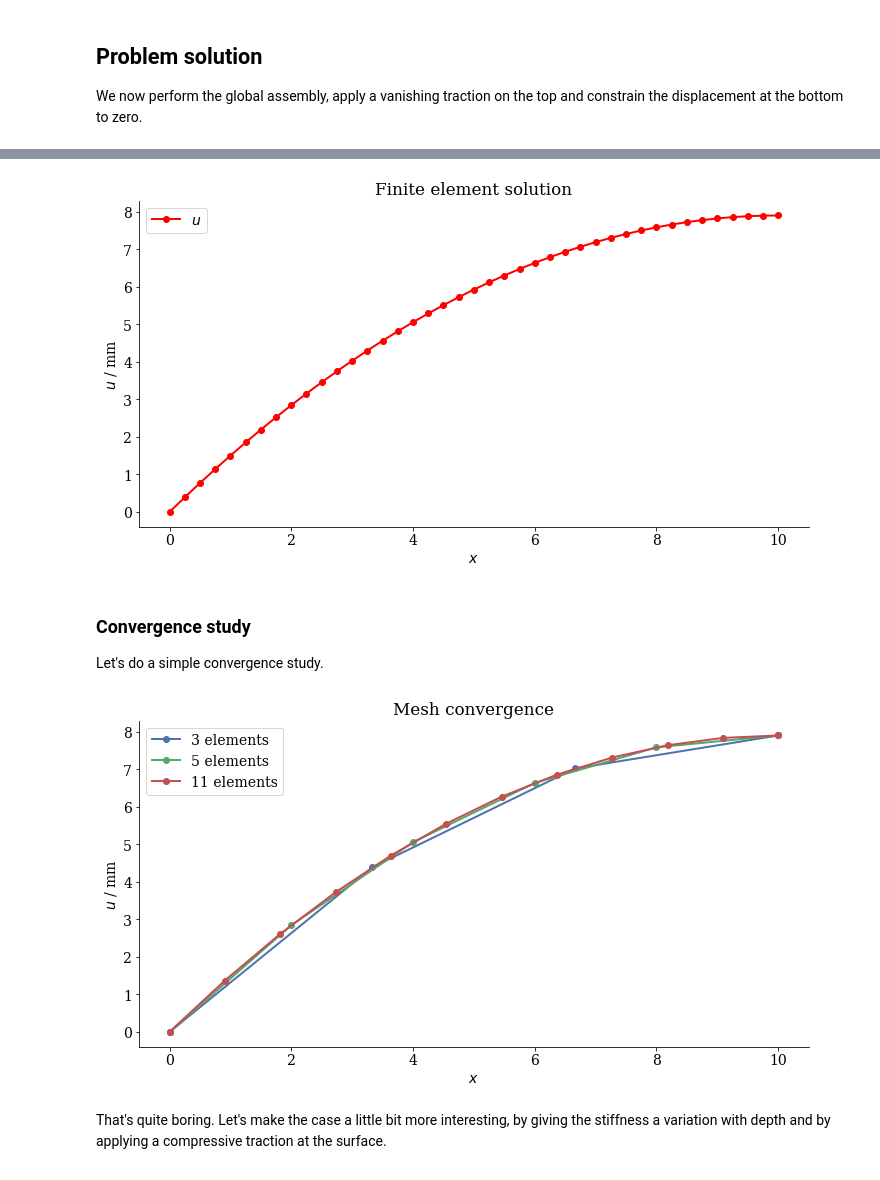
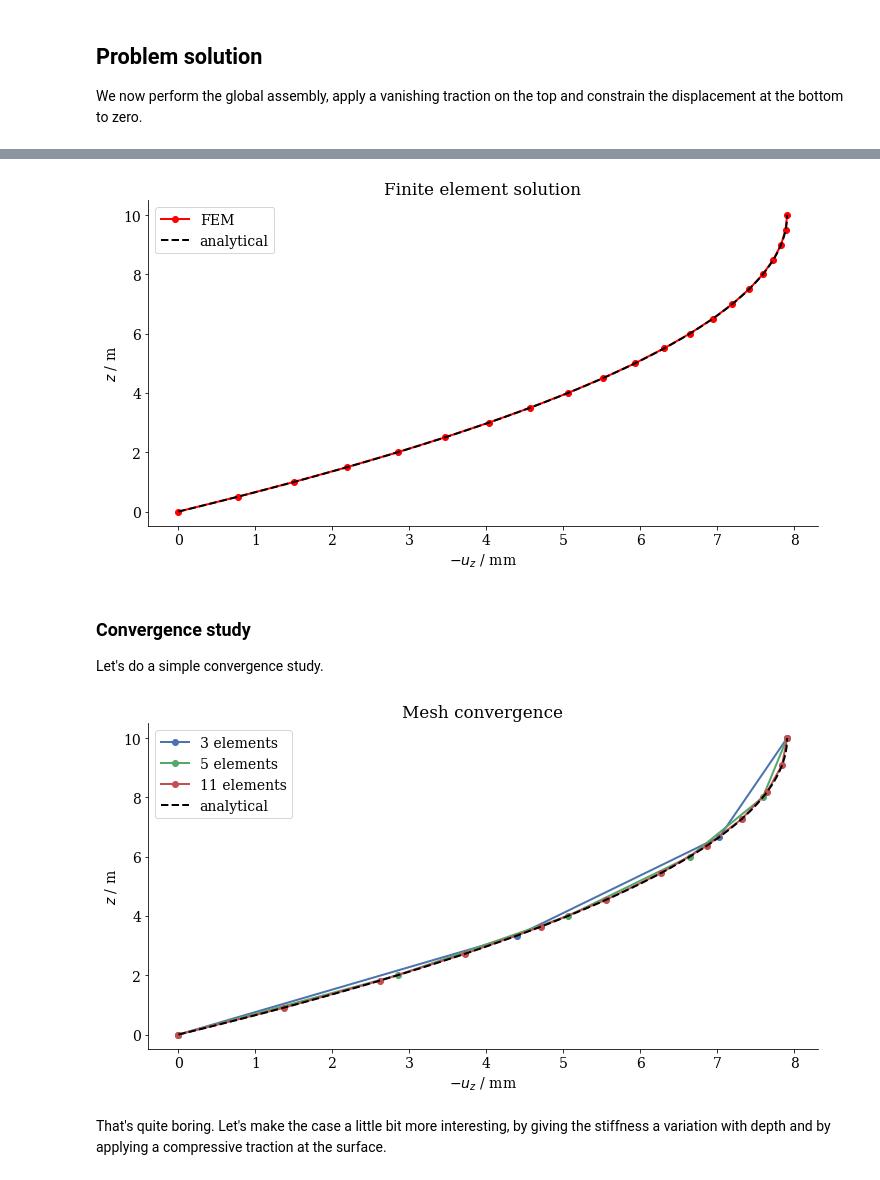
Before and after one commit to nagelt/Numerical_Methods_Introduction, a Jupyter notebook: 06_soil_column_FEM.ipynb, the cells around one changed output, grey strips where cells are left out. Drawn from its saved outputs; the diff is of its cells as text; code cells hidden in the pictures.

```diff
--- a/06_soil_column_FEM.ipynb
+++ b/06_soil_column_FEM.ipynb
@@ -322,7 +322,7 @@ def Density(z):
     return rho0
 
 def BodyForce(z):#N/m
-    g = 9.81
+    g = -9.81
     return g*Density(z)
 # %%
 def local_assembler(elem):
@@ -444,7 +444,7 @@ We now perform the global assembly, apply a vanishing traction on the top and co
 # %%
 number_of_elements = 20
 L = 10.
-nodes_per_element = 3
+nodes_per_element = 2
 
 nodes,elements,solution=generate_mesh(L,number_of_elements,nodes_per_element)
 # %%
@@ -460,34 +460,39 @@ f = apply_Neumann_bc(f,len(nodes)-1,0)
 K, f = apply_Dirichlet_bc(K, f, 0, 0.)
 # %%
 solution = np.linalg.solve(K,f)
+# %%
+reference_z = np.linspace(0,L,100)
+reference_solution = ((reference_z/L)**2 - 2.*reference_z/L) * BodyForce(0) * L**2 / (2.*Stiffness(0))
 # %%
-plt.xlabel('$x$')
-plt.ylabel('$u$ / mm')
+plt.ylabel('$z$ / m')
+plt.xlabel('$-u_z$ / mm')
 plt.title('Finite element solution')
-plt.plot(nodes, solution*1e3, 'ro-', label='$u$')
+plt.plot(-solution*1e3, nodes, 'ro-', label='FEM')
+plt.plot(reference_solution*1e3, reference_z, ls='--', color='black', label='analytical')
 plt.legend();
 # %% [output]
-[figure, old version]
+[figure, new version]
 # %% [markdown]
 ### Convergence study
 
 Let's do a simple convergence study.
 # %%
-plt.xlabel('$x$')
-plt.ylabel('$u$ / mm')
+plt.ylabel('$z$ / m')
+plt.xlabel('$-u_z$ / mm')
 plt.title('Mesh convergence')
 for i in [3,5,11]:
     number_of_elements = i
     nodes_per_element = 2
     nodes,elements,solution=generate_mesh(L,number_of_elements,nodes_per_element)
     K, f = global_assembler(nodes,elements,solution)
     f = apply_Neumann_bc(f,len(nodes)-1,0)
     K, f = apply_Dirichlet_bc(K, f, 0, 0.)
     solution = np.linalg.solve(K,f)
-    plt.plot(nodes, solution*1e3, marker = 'o', label='%i elements' %i)
+    plt.plot(-solution*1e3, nodes, marker = 'o', label='%i elements' %i)
+plt.plot(reference_solution*1e3, reference_z, ls='--', color='black', label='analytical')
 plt.legend();
 # %% [output]
-[figure, old version]
+[figure, new version]
 # %% [markdown]
 That's quite boring. Let's make the case a little bit more interesting, by giving the stiffness a variation with depth and by applying a compressive traction at the surface.
 # %%
```
Also changed, not shown: parts of 6 cells of this notebook, 2 other files.
